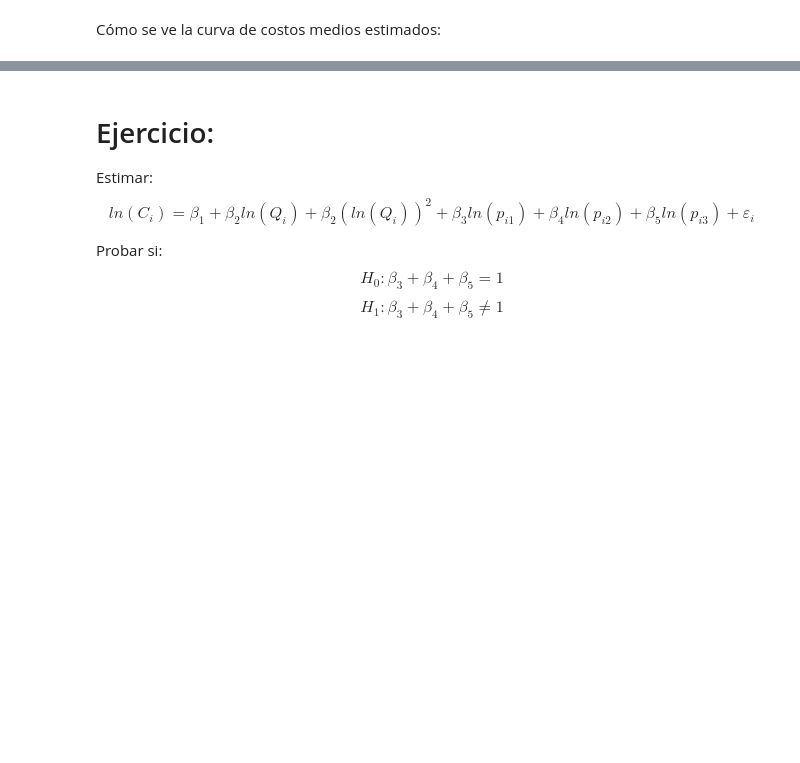
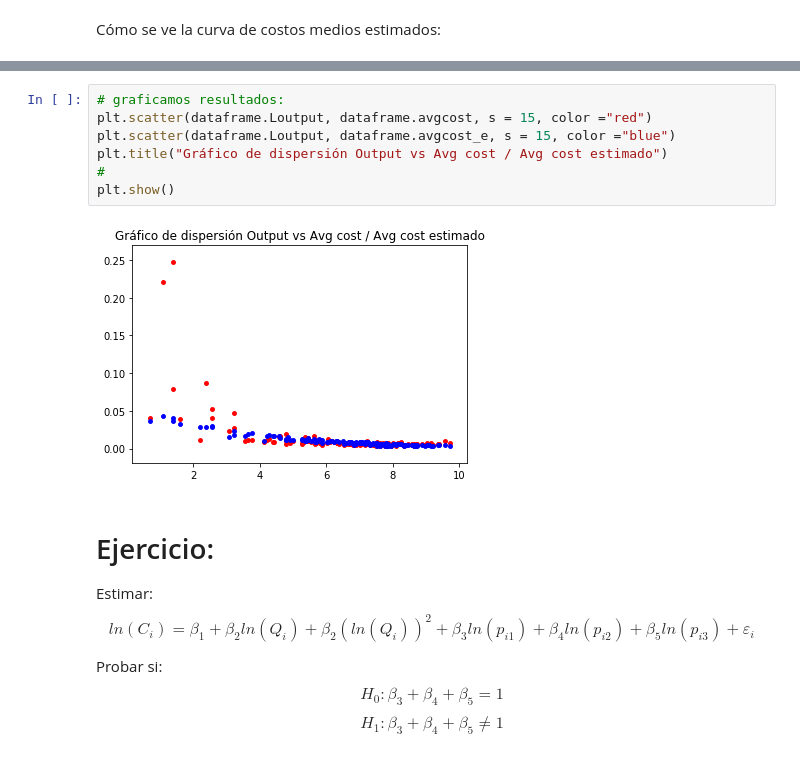
Before and after one commit to benjov/Econometria-II-2021, a Jupyter notebook: Clase_01_RegresionLineal/Regresion_Lineal (cont).ipynb, the cells around one changed output, grey strips where cells are left out. Saved outputs shown, nothing was run; the diff lists cells and outputs as text; blank space fills up the shorter version.

```diff
--- a/Clase_01_RegresionLineal/Regresion_Lineal (cont).ipynb
+++ b/Clase_01_RegresionLineal/Regresion_Lineal (cont).ipynb
@@ -193,3 +285,12 @@ plt.show()
+# %%
+# graficamos resultados:
+plt.scatter(dataframe.Loutput, dataframe.avgcost, s = 15, color ="red")
+plt.scatter(dataframe.Loutput, dataframe.avgcost_e, s = 15, color ="blue")
+plt.title("Gráfico de dispersión Output vs Avg cost / Avg cost estimado")
+#
+plt.show()
+# %% [output]
+[figure, added]
 # %% [markdown]
 # Ejercicio:
 
```
Also changed, not shown: parts of 16 cells of this notebook, 2 other files.
